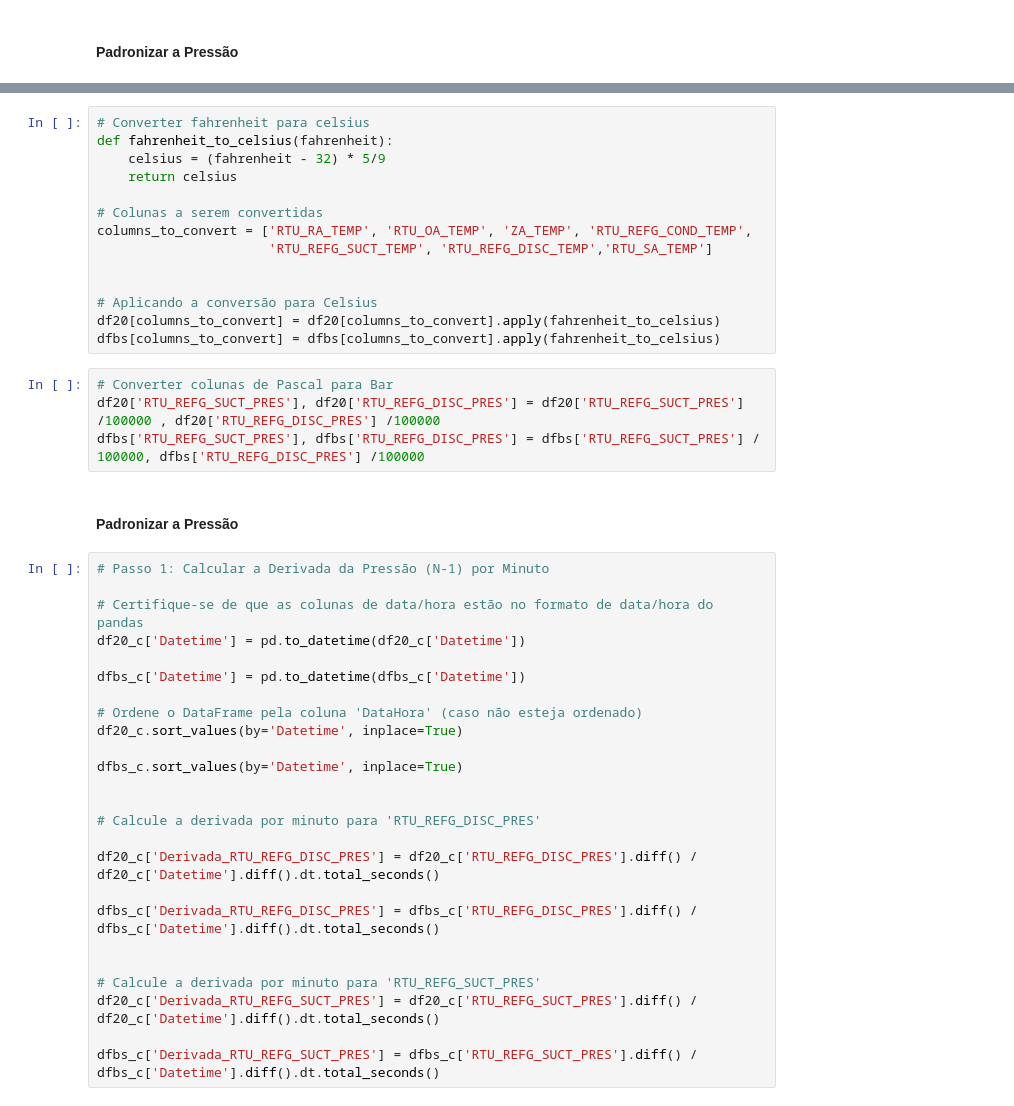
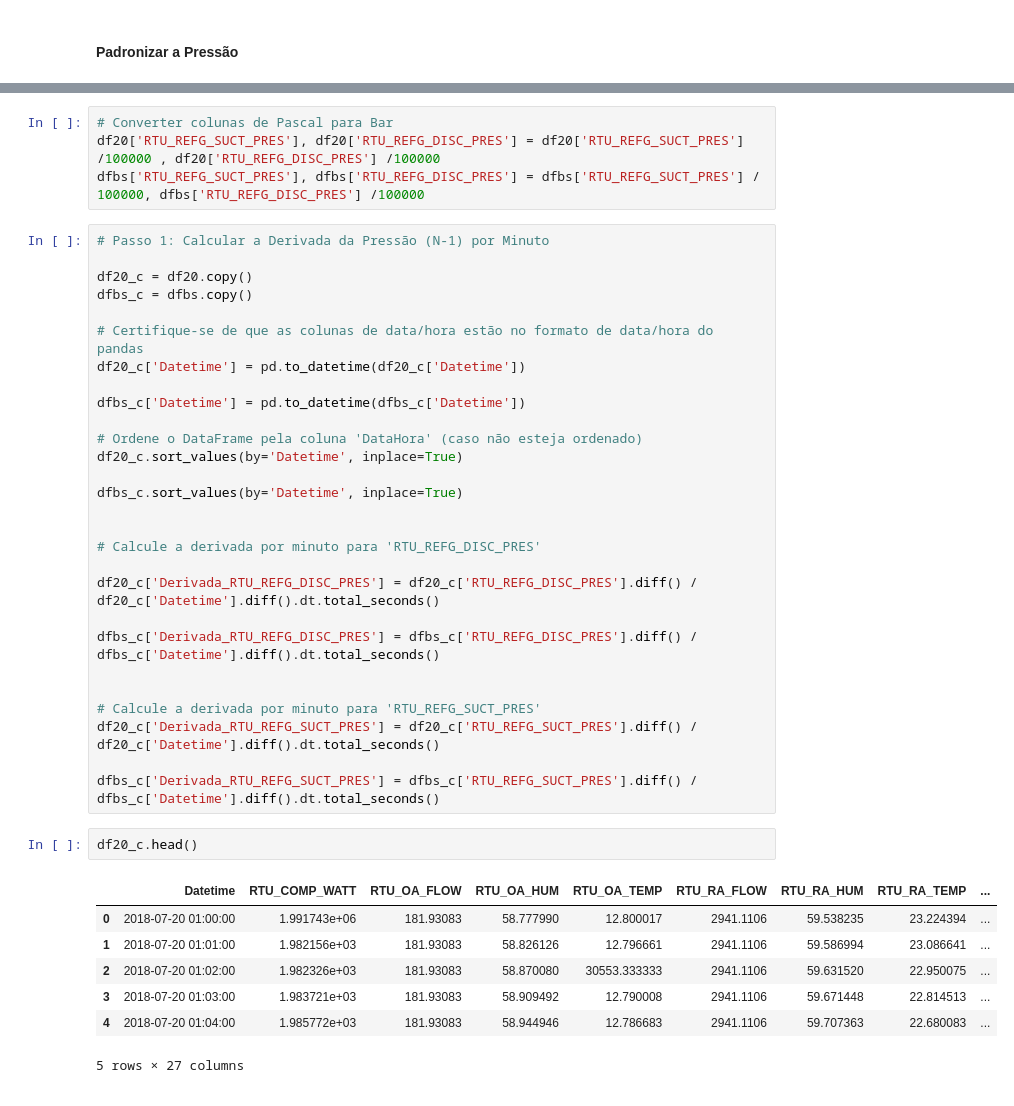
Before and after one commit to GUIPETAV/modelos, a Jupyter notebook: derivada_P.ipynb, the cells around one changed output, grey strips where cells are left out. Saved outputs shown, nothing was run; the diff lists cells and outputs as text.

```diff
--- a/derivada_P.ipynb
+++ b/derivada_P.ipynb
@@ -201,25 +225,12 @@ df2_x = df2_c.drop(columns_to_drop, axis=1)
-# %%
-# Converter fahrenheit para celsius
-def fahrenheit_to_celsius(fahrenheit):
-    celsius = (fahrenheit - 32) * 5/9
-    return celsius
-
-# Colunas a serem convertidas
-columns_to_convert = ['RTU_RA_TEMP', 'RTU_OA_TEMP', 'ZA_TEMP', 'RTU_REFG_COND_TEMP',
-                      'RTU_REFG_SUCT_TEMP', 'RTU_REFG_DISC_TEMP','RTU_SA_TEMP']
-
-
-# Aplicando a conversão para Celsius
-df20[columns_to_convert] = df20[columns_to_convert].apply(fahrenheit_to_celsius)
-dfbs[columns_to_convert] = dfbs[columns_to_convert].apply(fahrenheit_to_celsius)
 # %%
 # Converter colunas de Pascal para Bar
 df20['RTU_REFG_SUCT_PRES'], df20['RTU_REFG_DISC_PRES'] = df20['RTU_REFG_SUCT_PRES'] /100000 , df20['RTU_REFG_DISC_PRES'] /100000
 dfbs['RTU_REFG_SUCT_PRES'], dfbs['RTU_REFG_DISC_PRES'] = dfbs['RTU_REFG_SUCT_PRES'] / 100000, dfbs['RTU_REFG_DISC_PRES'] /100000
-# %% [markdown]
-#### Padronizar a Pressão
 # %%
 # Passo 1: Calcular a Derivada da Pressão (N-1) por Minuto
+
+df20_c = df20.copy()
+dfbs_c = dfbs.copy()
 
 # Certifique-se de que as colunas de data/hora estão no formato de data/hora do pandas
 df20_c['Datetime'] = pd.to_datetime(df20_c['Datetime'])
@@ -243,6 +254,16 @@ dfbs_c['Derivada_RTU_REFG_DISC_PRES'] = dfbs_c['RTU_REFG_DISC_PRES'].diff() / df
 df20_c['Derivada_RTU_REFG_SUCT_PRES'] = df20_c['RTU_REFG_SUCT_PRES'].diff() / df20_c['Datetime'].diff().dt.total_seconds()
 
 dfbs_c['Derivada_RTU_REFG_SUCT_PRES'] = dfbs_c['RTU_REFG_SUCT_PRES'].diff() / dfbs_c['Datetime'].diff().dt.total_seconds()
+# %%
+df20_c.head()
+# %% [output]
+|  | Datetime | RTU_COMP_WATT | RTU_OA_FLOW | RTU_OA_HUM | RTU_OA_TEMP | RTU_RA_FLOW | RTU_RA_HUM | RTU_RA_TEMP | ... |
+| 0 | 2018-07-20 01:00:00 | 1.991743e+06 | 181.93083 | 58.777990 | 12.800017 | 2941.1106 | 59.538235 | 23.224394 | ... |
+| 1 | 2018-07-20 01:01:00 | 1.982156e+03 | 181.93083 | 58.826126 | 12.796661 | 2941.1106 | 59.586994 | 23.086641 | ... |
+| 2 | 2018-07-20 01:02:00 | 1.982326e+03 | 181.93083 | 58.870080 | 30553.333333 | 2941.1106 | 59.631520 | 22.950075 | ... |
+| 3 | 2018-07-20 01:03:00 | 1.983721e+03 | 181.93083 | 58.909492 | 12.790008 | 2941.1106 | 59.671448 | 22.814513 | ... |
+| 4 | 2018-07-20 01:04:00 | 1.985772e+03 | 181.93083 | 58.944946 | 12.786683 | 2941.1106 | 59.707363 | 22.680083 | ... |
+5 rows × 27 columns
 # %%
 # Passo 2 Calcular a Média móvel
 
```
Also changed, not shown: parts of 42 cells of this notebook.
